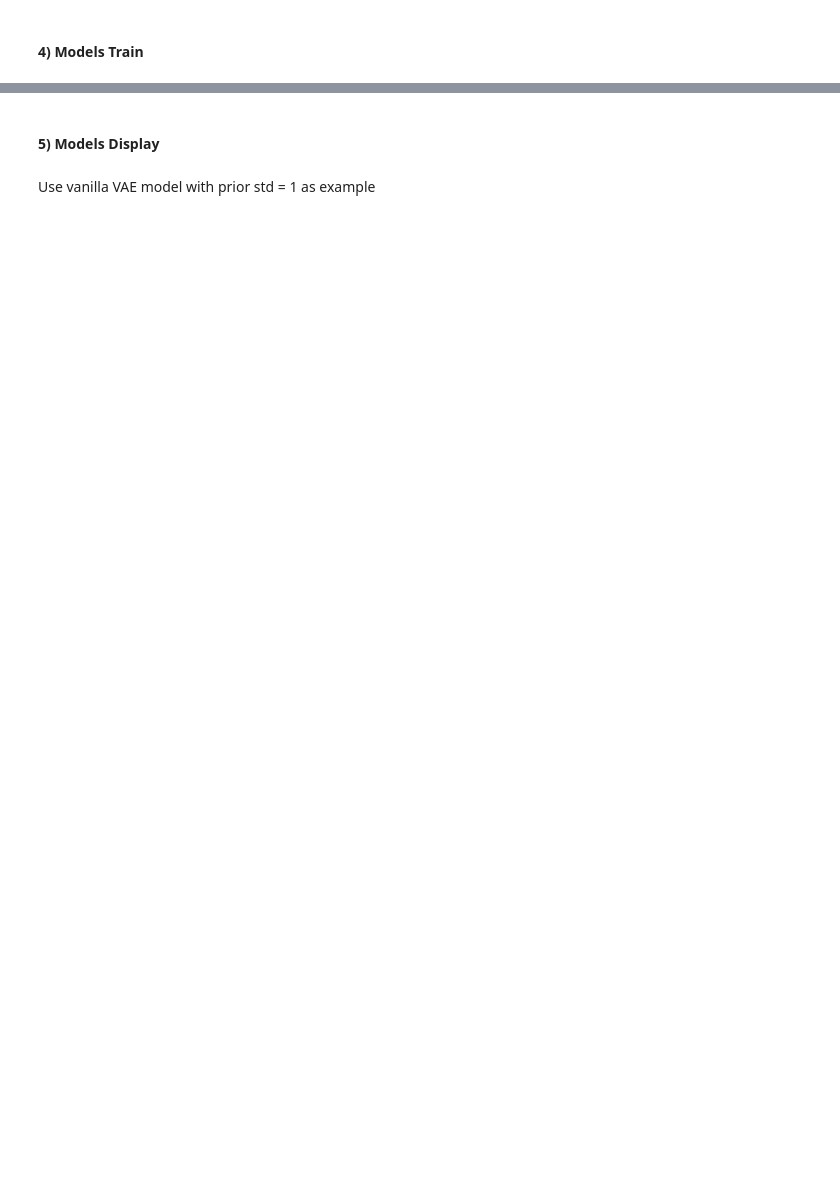
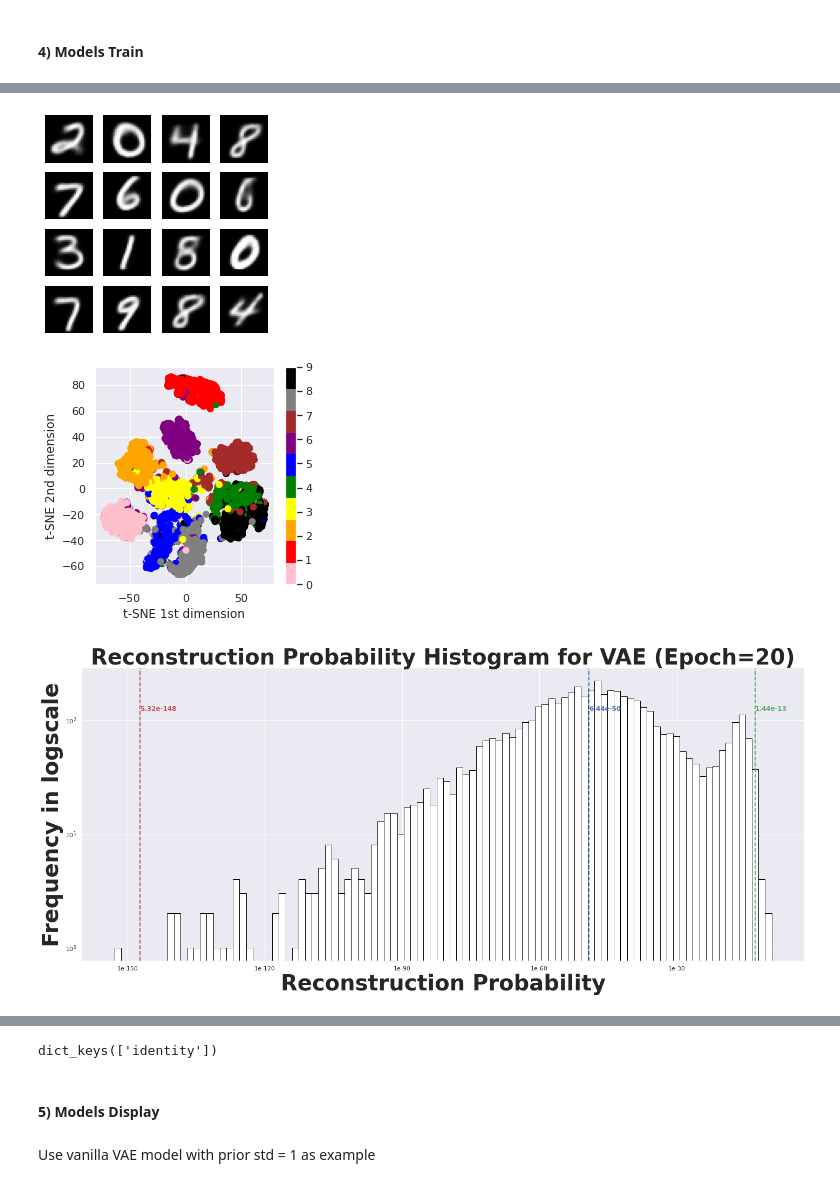
Before and after one commit to Photrek/Coupled-VAE, a Jupyter notebook: coupled_vae/coupledvae_v4.ipynb, the cells around one changed output, grey strips where cells are left out. Saved outputs shown, nothing was run; the diff lists cells and outputs as text; code cells hidden in the pictures; blank space fills up the shorter version.

```diff
--- a/coupled_vae/coupledvae_v4.ipynb
+++ b/coupled_vae/coupledvae_v4.ipynb
@@ -55,13 +71,13 @@ drive.mount('/content/gdrive')
 # %% [markdown]
 #### **2) Extract Data**
 # %%
-BATCH_SIZE_TRAIN = 256  # 128
+BATCH_SIZE_TRAIN = 128  # 128
 BATCH_SIZE_TEST = 5000  # 10000
 random_seed = datetime.now().microsecond  # random seed is the microsecond for current time
 #random_seed = 1234567
 
 # corrupted_names = ['identity', 'motion_blur', 'translate', 'rotate', 'brightness', 'fog', 'shot_noise']
-corrupted_names = ['identity', 'motion_blur', 'translate', 'rotate']
+corrupted_names = ['identity']    #, 'motion_blur', 'translate', 'rotate']
 datasets_names = ['mnist'] + [f'mnist_corrupted/{corrupted_name}' for corrupted_name in corrupted_names]
 # datasets_names = ['mnist', 'mnist_corrupted', 'fashion_mnist', 'cifar10', 'cifar10_corrupted/motion_blur']
 datasets_names
@@ -425,7 +514,7 @@ class Visualize:
     def display(self, show=True, **kwargs):
         self.display_generated_images(show=show, **kwargs)
         self.display_latent_space(show=show, **kwargs)
-        self.display_manifold(show=show, **kwargs)
+        #self.display_manifold(show=show, **kwargs)
         self.display_histogram(key='recon', show=show, **kwargs)
         self.display_histogram(key='kldiv', show=show, **kwargs)
         self.display_histogram(key='elbo', show=show, **kwargs)
@@ -446,22 +535,30 @@ class Visualize:
 
     def display_latent_space(self, image_size=4, show=True, **kwargs):
         # display a 2D plot of the digit classes in the latent space
-        # Write T-SNE code here:
-        # T-SNE ---
-        ###
+
         colors = ['pink', 'red', 'orange', 'yellow', 'green',
-                  'blue', 'purple', 'brown', 'gray', 'black'
-                  ]
+                        'blue', 'purple', 'brown', 'gray', 'black']
         plt.figure(figsize=(image_size, image_size))
-        plt.scatter(self.z_sample[:, 0], self.z_sample[:, 1], c=self.sample_labels,
+        if z_dim==2:
+          plt.scatter(self.z_sample[:, 0], self.z_sample[:, 1], c=self.sample_labels,
                     cmap=matplotlib.colors.ListedColormap(colors)
                     )
+          plt.xlabel('z[0]')
+          plt.ylabel('z[1]')
+
+        else:
+          encoded_imgs_embedded = TSNE(n_components=2).fit_transform(self.z_sample)
+          plt.scatter(encoded_imgs_embedded[:,0],encoded_imgs_embedded[:,1],
+                      c=self.sample_labels,
+                      cmap=matplotlib.colors.ListedColormap(colors)
+                    )
+          plt.xlabel("t-SNE 1st dimension")
+          plt.ylabel("t-SNE 2nd dimension")
+
         plt.colorbar()
-        plt.xlabel('z[0]')
-        plt.ylabel('z[1]')
         plt.savefig(f"{self.display_path}/latent_spaces/" + \
-                    f"{self._picture_name('latent', **kwargs)}"
-                    )
+                      f"{self._picture_name('latent', **kwargs)}"
+                      )
         if show:
             plt.show();
 
@@ -751,12 +851,12 @@ datasets['mnist_corrupted/motion_blur']['test']
 # SET HYPERPARAMETERS HERE ####################################################
 
 # vae init params
-z_dim = 2  # latent dim, set the dimensionality of the latent space to a plane for visualization later
+z_dim = 4  # latent dim, set the dimensionality of the latent space to a plane for visualization later
 n_filter_base = 32  # number of base filters in the CNN (a lot of filters?)
 learning_rate = 0.0005  # uses for the internal Adam opt
 # vae train params
-n_epoch = 10  # 100 number of epochs
-n_epoch_display = 5  # 10 number of epochs before displaying plots
+n_epoch = 20  # 100 number of epochs
+n_epoch_display = 1  # 10 number of epochs before displaying plots
 show_display = True
 display_sample = False
 
@@ -825,6 +929,6 @@ for test_name in datasets_names[1:]:  # excluding 'mnist', only 'mnist_corrupted
                                  n_epoch_display=n_epoch_display,
                                  )
     # Save to metrics tables.csv
-    vae_list[display_name].metrics_df.to_csv(f"{display_path}/metrics/table.csv",
-                                             index=False
-                                             )
+#   vae_list[display_name].metrics_df.to_csv(f"{display_path}/metrics/table.csv",
+#                                        index=False )
+# %% [output]
@@ -830,0 +936,3 @@ for test_name in datasets_names[1:]:  # excluding 'mnist', only 'mnist_corrupted
+[figure, added]
+[figure, added]
+[figure, added]
@@ -831,5 +943,7 @@ for test_name in datasets_names[1:]:  # excluding 'mnist', only 'mnist_corrupted
 # %%
 vae_list.keys()
+# %% [output]
+dict_keys(['identity'])
 # %% [markdown]
 #### **5) Models Display**
 # %% [markdown]
```
Also changed, not shown: parts of 16 cells of this notebook.
